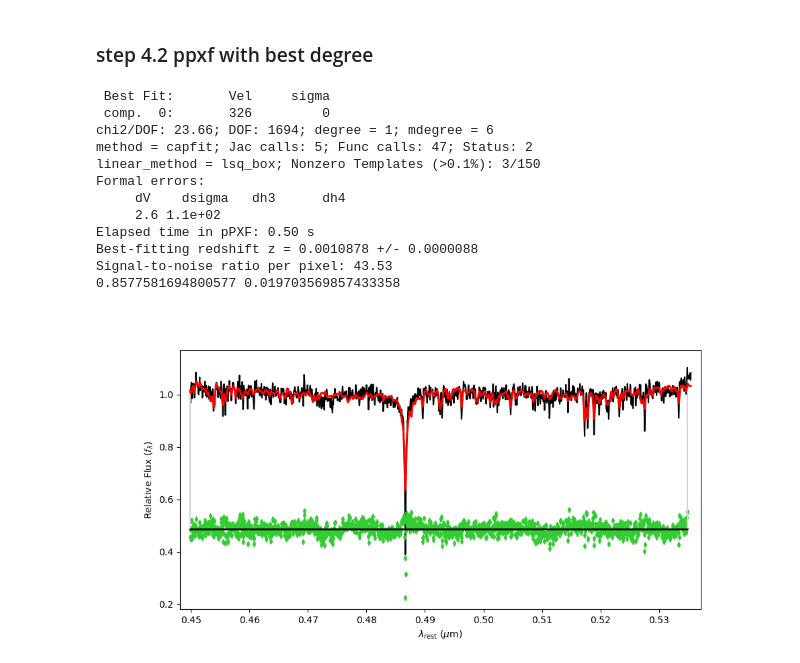
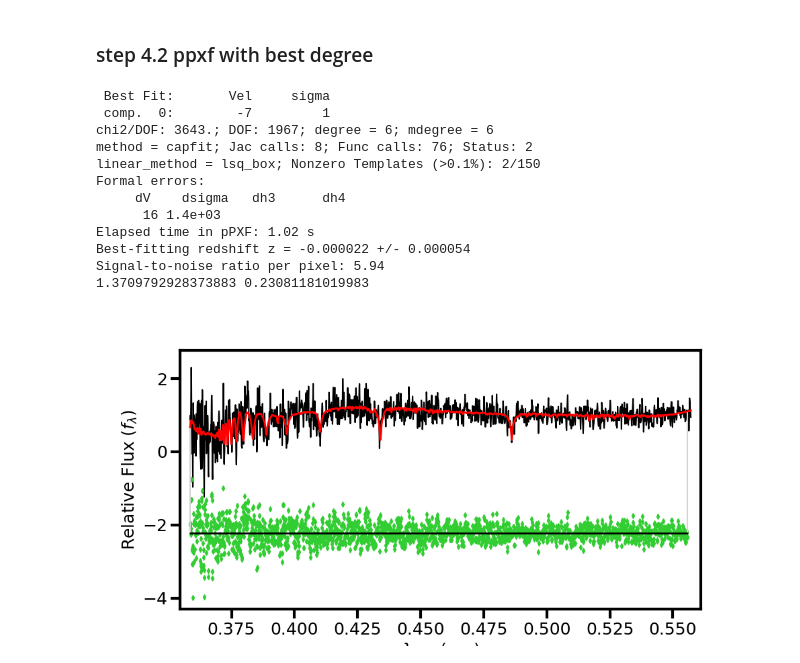
Before and after one commit to daniel-lyon/CAS-Summer-Project, a Jupyter notebook: scripts/main.ipynb, the cells around one changed output. Cells and saved outputs as stored; diff of their text form; code cells hidden in the pictures.

```diff
--- a/scripts/main.ipynb
+++ b/scripts/main.ipynb
@@ -94,7 +99,7 @@ OSError: File '/home/daniel/Documents/Swinburne/ultra-diffuse-galaxies/results/G
 ### step 4.1: Check ppxf velocities of degrees
 # %%
 """ User inputs """
-ppxf_file = '/home/daniel/Documents/Swinburne/ultra-diffuse-galaxies/results/Globs/Sextans_A_GC1/obj1/mean_NCS.fits' # path to ppxf input file
+ppxf_file = '/home/daniel/Documents/Swinburne/ultra-diffuse-galaxies/results/Globs/F8D1/GC/obj1/mean_NCS.fits' # path to ppxf input file
 fwhm_gal = 5000 / 1800 # instrument resolution
 # min_degrees, max_degrees = 1, 30 # min and max degrees for Legendre polynomials
 wavcut = -1 # cut the spectra at this index. -1 to not cut
@@ -117,23 +122,23 @@ wavcut = -1 # cut the spectra at this index. -1 to not cut
 ### step 4.2 ppxf with best degree
 # %%
 """ User inputs """
-degree = 1 # degree of Legendre polynomial to use
+degree = 6 # degree of Legendre polynomial to use
 
 plt.close()
 plt.figure(figsize=(10,5))
 ppxf_kinematics(ppxf_file, fwhm_gal, degree, wavcut, fit='all')
 plt.savefig(os.path.dirname(ppxf_file) + '/fit.png')
 # %% [output]
  Best Fit:       Vel     sigma
- comp.  0:       326         0
-chi2/DOF: 23.66; DOF: 1694; degree = 1; mdegree = 6
-method = capfit; Jac calls: 5; Func calls: 47; Status: 2
-linear_method = lsq_box; Nonzero Templates (>0.1%): 3/150
+ comp.  0:        -7         1
+chi2/DOF: 3643.; DOF: 1967; degree = 6; mdegree = 6
+method = capfit; Jac calls: 8; Func calls: 76; Status: 2
+linear_method = lsq_box; Nonzero Templates (>0.1%): 2/150
 Formal errors:
      dV    dsigma   dh3      dh4
-     2.6 1.1e+02
-Elapsed time in pPXF: 0.50 s
-Best-fitting redshift z = 0.0010878 +/- 0.0000088
-Signal-to-noise ratio per pixel: 43.53
-0.8577581694800577 0.019703569857433358
+      16 1.4e+03
+Elapsed time in pPXF: 1.02 s
+Best-fitting redshift z = -0.000022 +/- 0.000054
+Signal-to-noise ratio per pixel: 5.94
+1.3709792928373883 0.23081181019983
-[figure, old version]
+[figure, new version]
```
Also changed, not shown: parts of 3 cells of this notebook, 32 other files.
